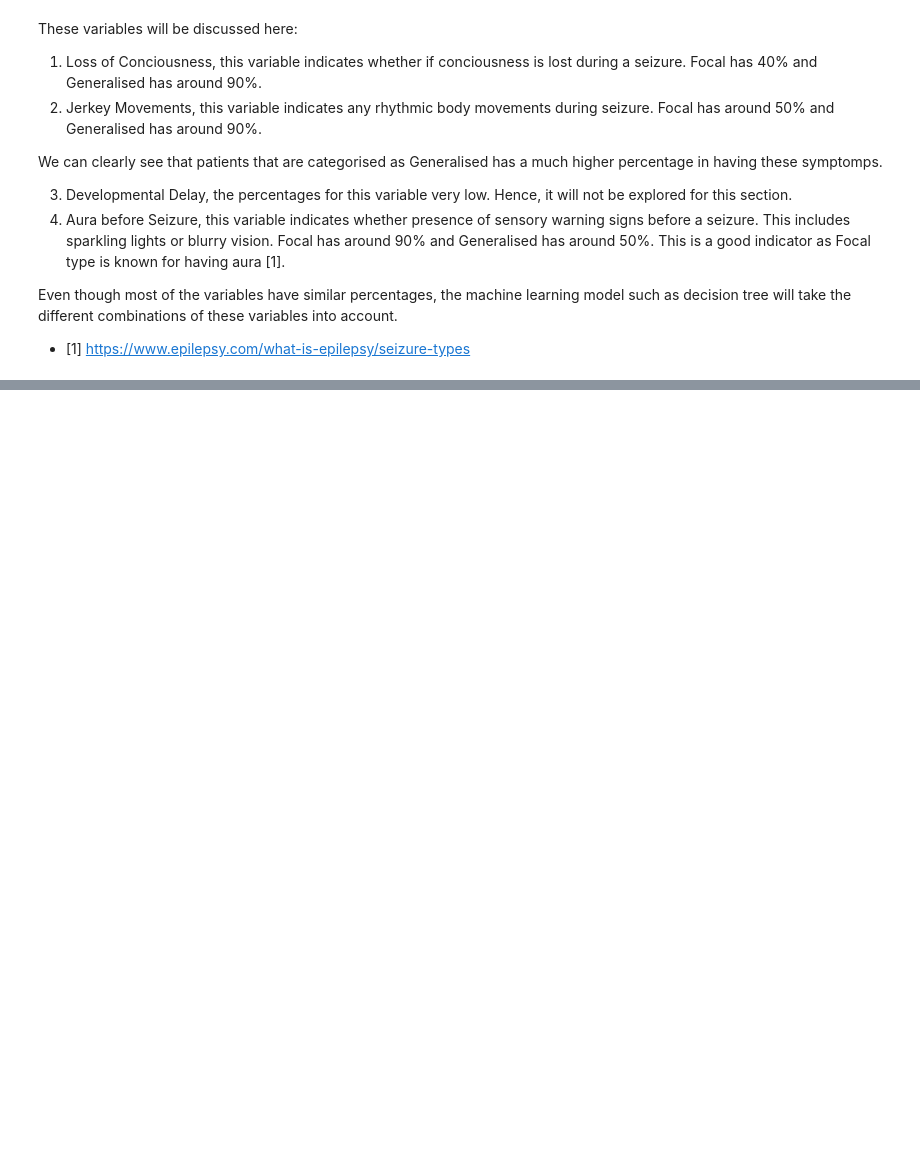
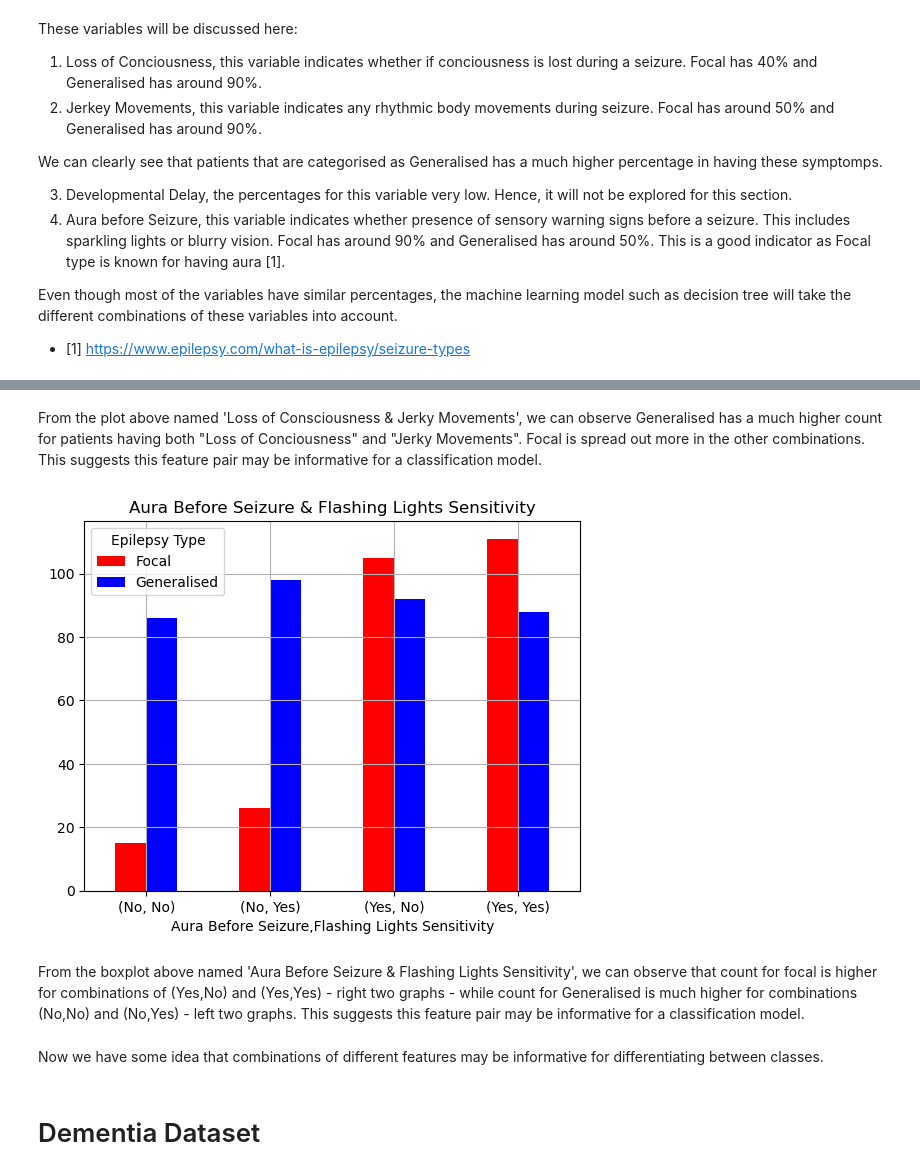
Before and after one commit to BeanXR/Case_Studies_2026_Sem_2_Task_1_Xian_Ren_Ng, a Jupyter notebook: Task_1_Data_Exploration.ipynb, the cells around one changed output, grey strips where cells are left out. Saved outputs shown, nothing was run; the diff lists cells and outputs as text; code cells hidden in the pictures; blank space fills up the shorter version.

```diff
--- a/Task_1_Data_Exploration.ipynb
+++ b/Task_1_Data_Exploration.ipynb
@@ -204,0 +182,12 @@ for j, subfig in enumerate(subfigs):
+# %% [markdown]
+From the plot above named 'Loss of Consciousness & Jerky Movements', we can observe Generalised has a much higher count for patients having both "Loss of Conciousness" and "Jerky Movements". Focal is spread out more in the other combinations. This suggests this feature pair may be informative for a classification model.
+# %%
+bivariate_plot('Aura Before Seizure', 'Flashing Lights Sensitivity')
+# %% [output]
+[figure, added]
+# %% [markdown]
+From the boxplot above named 'Aura Before Seizure & Flashing Lights Sensitivity', we can observe that count for focal is higher for combinations of (Yes,No) and (Yes,Yes) - right two graphs - while count for Generalised is much higher for combinations (No,No) and (No,Yes) - left two graphs. This suggests this feature pair may be informative for a classification model.
+# %% [markdown]
+Now we have some idea that combinations of different features may be informative for differentiating between classes.
+# %% [markdown]
+# Dementia Dataset
```
Also changed, not shown: parts of 24 cells of this notebook, 1 other file.
